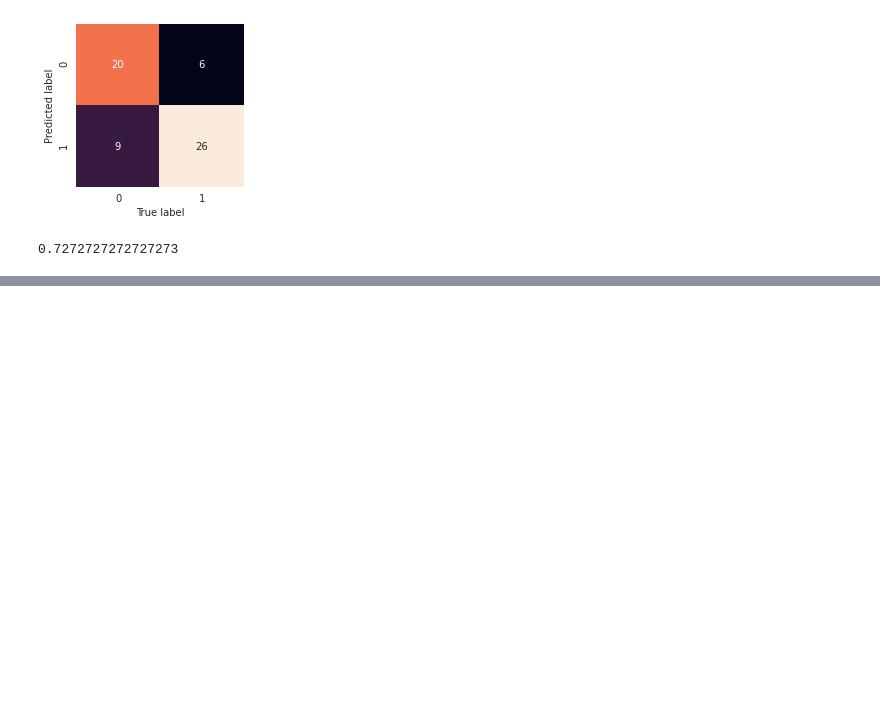
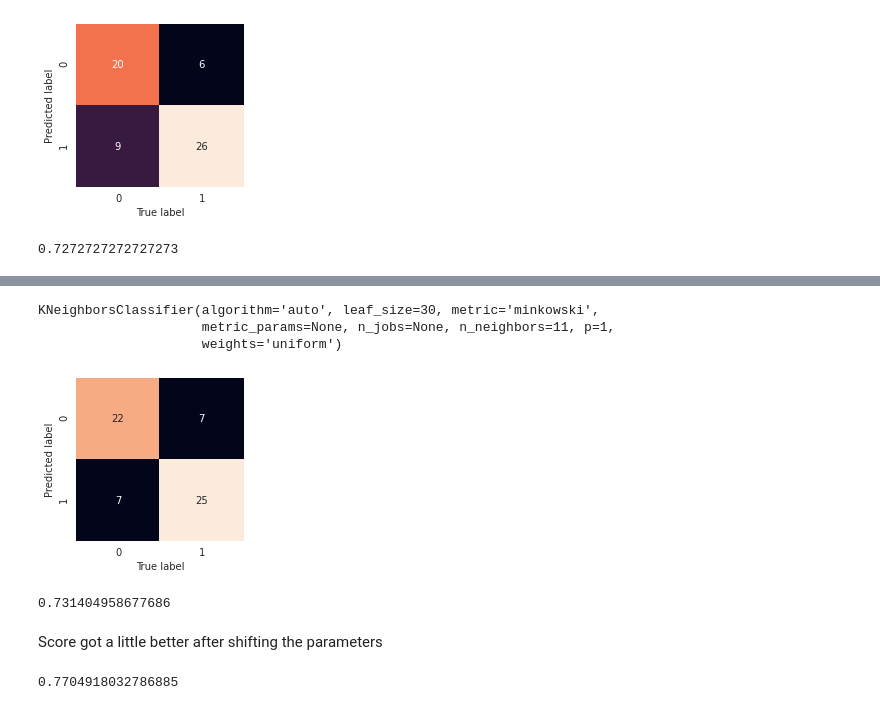
Before and after one commit to Shaheer-Imam/Data-Science, a Jupyter notebook: KNN/Heart Disease KNN.ipynb, the cells around one changed output, grey strips where cells are left out. Saved outputs shown, nothing was run; the diff lists cells and outputs as text; code cells hidden in the pictures; blank space fills up the shorter version.

Commit message:
Tunned some parameters

```diff
--- a/KNN/Heart Disease KNN.ipynb
+++ b/KNN/Heart Disease KNN.ipynb
@@ -330,0 +370,23 @@ knn.score(x_train,y_train)
+# %%
+model = KNeighborsClassifier(n_neighbors=11,p=1)
+model.fit(x_train,y_train)
+# %% [output]
+KNeighborsClassifier(algorithm='auto', leaf_size=30, metric='minkowski',
+                     metric_params=None, n_jobs=None, n_neighbors=11, p=1,
+                     weights='uniform')
+# %%
+preds2 = model.predict(x_test)
+# %%
+plot_confusion_matrix(preds2,y_test)
+# %% [output]
+[figure, added]
+# %%
+model.score(x_train,y_train)
+# %% [output]
+0.731404958677686
+# %% [markdown]
+Score got a little better after shifting the parameters
+# %%
+model.score(x_test,y_test)
+# %% [output]
+0.7704918032786885
```
Also changed, not shown: parts of 3 cells of this notebook.
